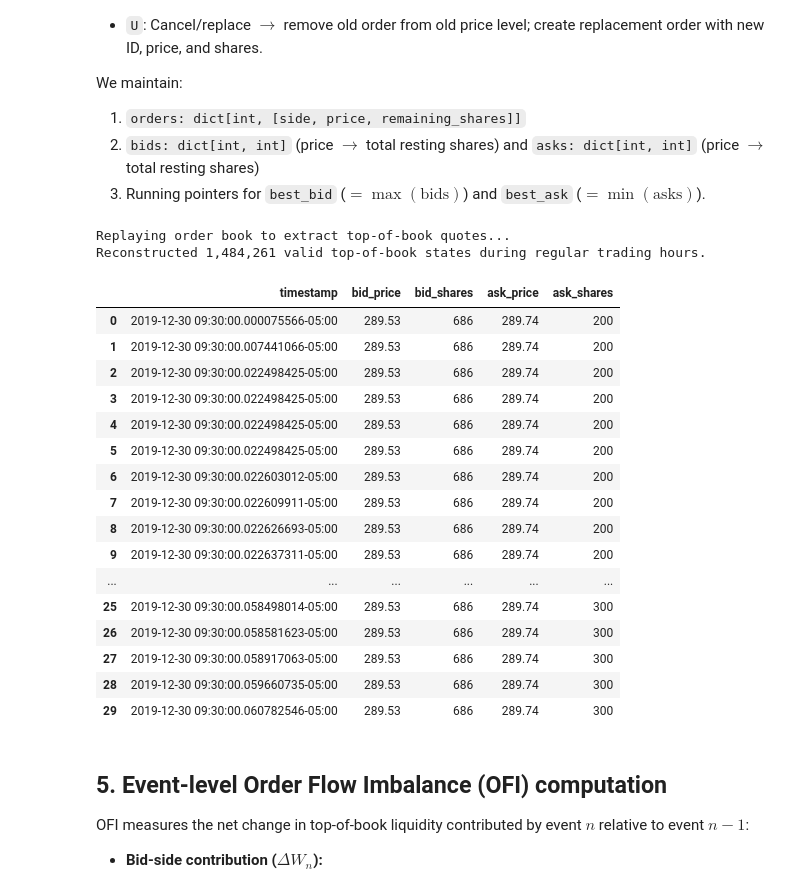
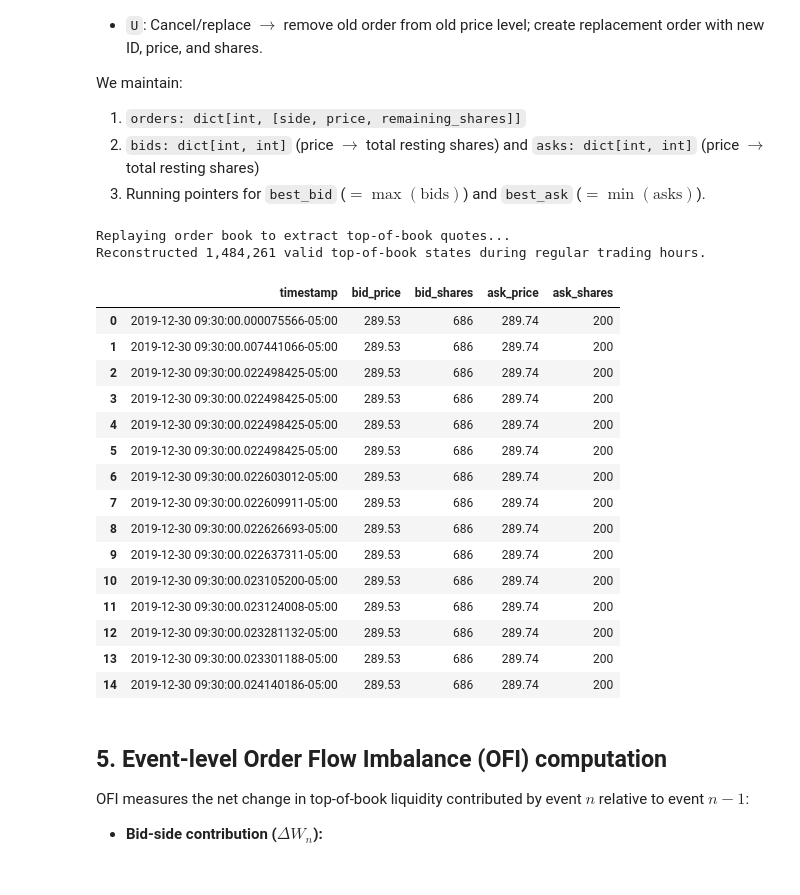
Before and after one commit to mohamadlakkis/Level-3-OrderBook-Analysis, a Jupyter notebook: analysis/02_mid_price_prediction.ipynb, the cells around one changed output. Saved outputs shown, nothing was run; the diff lists cells and outputs as text; code cells hidden in the pictures.

```diff
--- a/analysis/02_mid_price_prediction.ipynb
+++ b/analysis/02_mid_price_prediction.ipynb
@@ -316,13 +321,15 @@ def replay_order_book(df: pd.DataFrame) -> pd.DataFrame:
         out_pa[i] = curr_pa
         out_qa[i] = curr_qa
 
-    return pd.DataFrame({
-        "timestamp_ns": out_ts,
-        "bid_price": out_pb,
-        "bid_shares": out_qb,
-        "ask_price": out_pa,
-        "ask_shares": out_qa,
-    })
+    return pd.DataFrame(
+        {
+            "timestamp_ns": out_ts,
+            "bid_price": out_pb,
+            "bid_shares": out_qb,
+            "ask_price": out_pa,
+            "ask_shares": out_qa,
+        }
+    )
 # %%
 # Execute book reconstruction
 print("Replaying order book to extract top-of-book quotes...")
@@ -333,40 +340,41 @@ tob_df["bid_price"] = tob_df["bid_price"] / PRICE_SCALE
 tob_df["ask_price"] = tob_df["ask_price"] / PRICE_SCALE
 
 # Filter continuous trading hours (09:30:00 to 16:00:00)
 ns_open = 34_200 * 1_000_000_000
 ns_close = 57_600 * 1_000_000_000
 valid_mask = (tob_df["timestamp_ns"] >= ns_open) & (tob_df["timestamp_ns"] < ns_close)
 # Filter crossed or locked quotes
 valid_quotes = (tob_df["bid_price"] > 0) & (tob_df["ask_price"] > tob_df["bid_price"])
 clean_tob = tob_df[valid_mask & valid_quotes].copy().reset_index(drop=True)
 
 # Format timestamp into human-readable datetime (America/New_York)
-clean_tob["timestamp"] = pd.Timestamp("2019-12-30", tz=TIMEZONE) + pd.to_timedelta(clean_tob["timestamp_ns"], unit="ns")
+clean_tob["timestamp"] = pd.Timestamp("2019-12-30", tz=TIMEZONE) + pd.to_timedelta(
+    clean_tob["timestamp_ns"], unit="ns"
+)
 
 print(f"Reconstructed {len(clean_tob):,} valid top-of-book states during regular trading hours.")
 # Display with formatted timestamp
 cols_display = ["timestamp", "bid_price", "bid_shares", "ask_price", "ask_shares"]
 display(clean_tob[cols_display].head(15))
 # %% [output]
 Replaying order book to extract top-of-book quotes...
 Reconstructed 1,484,261 valid top-of-book states during regular trading hours.
 |  | timestamp | bid_price | bid_shares | ask_price | ask_shares |
 | 0 | 2019-12-30 09:30:00.000075566-05:00 | 289.53 | 686 | 289.74 | 200 |
 | 1 | 2019-12-30 09:30:00.007441066-05:00 | 289.53 | 686 | 289.74 | 200 |
 | 2 | 2019-12-30 09:30:00.022498425-05:00 | 289.53 | 686 | 289.74 | 200 |
 | 3 | 2019-12-30 09:30:00.022498425-05:00 | 289.53 | 686 | 289.74 | 200 |
 | 4 | 2019-12-30 09:30:00.022498425-05:00 | 289.53 | 686 | 289.74 | 200 |
 | 5 | 2019-12-30 09:30:00.022498425-05:00 | 289.53 | 686 | 289.74 | 200 |
 | 6 | 2019-12-30 09:30:00.022603012-05:00 | 289.53 | 686 | 289.74 | 200 |
 | 7 | 2019-12-30 09:30:00.022609911-05:00 | 289.53 | 686 | 289.74 | 200 |
 | 8 | 2019-12-30 09:30:00.022626693-05:00 | 289.53 | 686 | 289.74 | 200 |
 | 9 | 2019-12-30 09:30:00.022637311-05:00 | 289.53 | 686 | 289.74 | 200 |
-| ... | ... | ... | ... | ... | ... |
-| 25 | 2019-12-30 09:30:00.058498014-05:00 | 289.53 | 686 | 289.74 | 300 |
-| 26 | 2019-12-30 09:30:00.058581623-05:00 | 289.53 | 686 | 289.74 | 300 |
-| 27 | 2019-12-30 09:30:00.058917063-05:00 | 289.53 | 686 | 289.74 | 300 |
-| 28 | 2019-12-30 09:30:00.059660735-05:00 | 289.53 | 686 | 289.74 | 300 |
-| 29 | 2019-12-30 09:30:00.060782546-05:00 | 289.53 | 686 | 289.74 | 300 |
+| 10 | 2019-12-30 09:30:00.023105200-05:00 | 289.53 | 686 | 289.74 | 200 |
+| 11 | 2019-12-30 09:30:00.023124008-05:00 | 289.53 | 686 | 289.74 | 200 |
+| 12 | 2019-12-30 09:30:00.023281132-05:00 | 289.53 | 686 | 289.74 | 200 |
+| 13 | 2019-12-30 09:30:00.023301188-05:00 | 289.53 | 686 | 289.74 | 200 |
+| 14 | 2019-12-30 09:30:00.024140186-05:00 | 289.53 | 686 | 289.74 | 200 |
 # %% [markdown]
 <a id="ofi-computation"></a>
 
```
Also changed, not shown: parts of 11 cells of this notebook.
